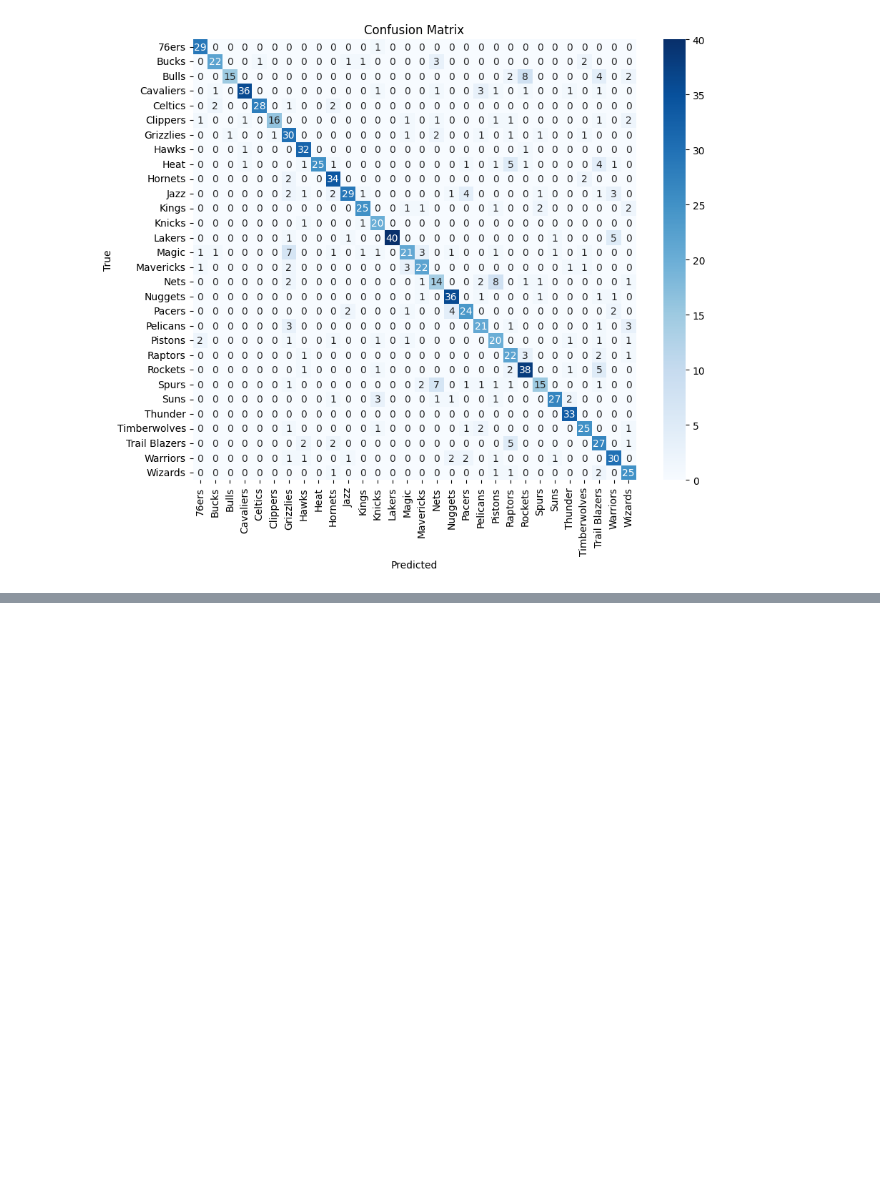
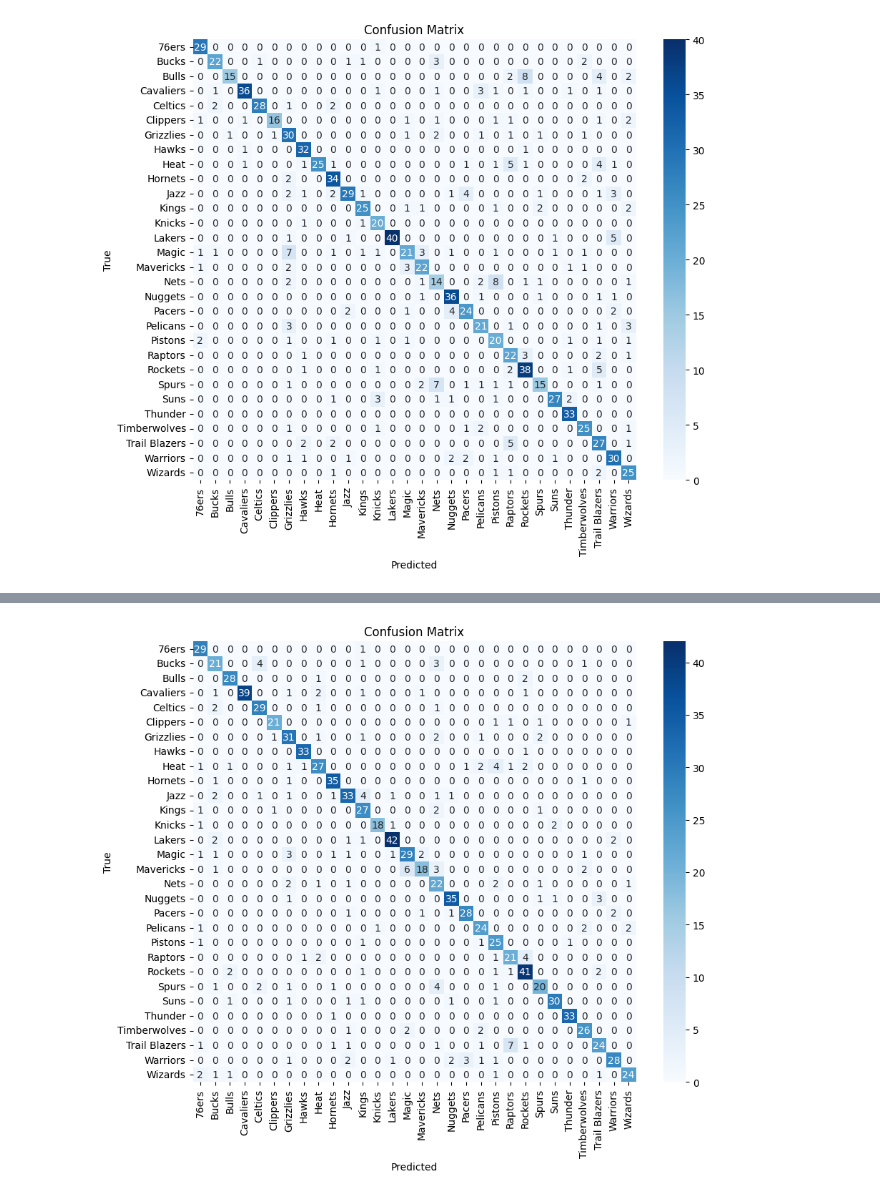
Before and after one commit to noahlangendoen/NBATeamClassifier, a Jupyter notebook: CSCI487_Model_DevelopmentNew.ipynb, the cells around one changed output, grey strips where cells are left out. Saved outputs shown, nothing was run; the diff lists cells and outputs as text; code cells hidden in the pictures; blank space fills up the shorter version.

Commit message:
Presentation graphics

```diff
--- a/CSCI487_Model_DevelopmentNew.ipynb
+++ b/CSCI487_Model_DevelopmentNew.ipynb
@@ -448,0 +449,8 @@ Epoch 47/75, Train Loss: 0.1413, Train Accuracy: 0.9579, Validation Loss: 1.3010
+# %%
+# Load the best_modelReLU.pt and plot the confusion matrix
+model = EvenBetterNet().to(device)
+model.load_state_dict(torch.load("best_modelReLU.pt", map_location=device))
+model.eval()
+plotConfusionMatrix(model, testLoader)
+# %% [output]
+[figure, added]
```
Also changed, not shown: parts of 9 cells of this notebook, 4 other files.
